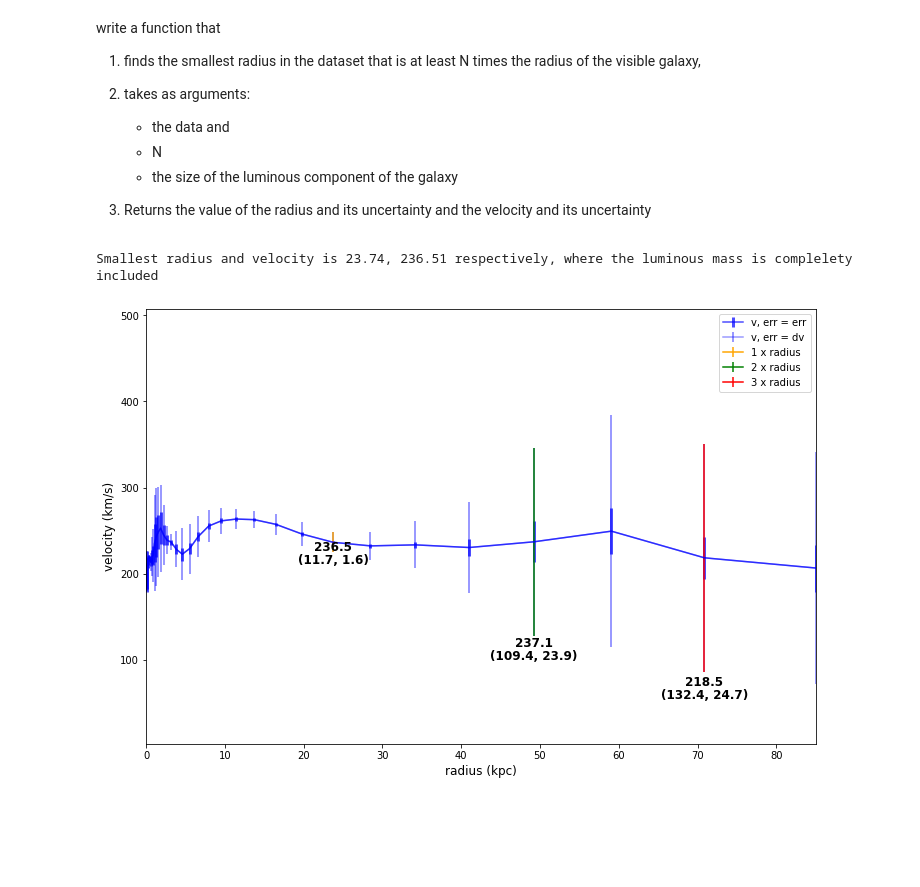
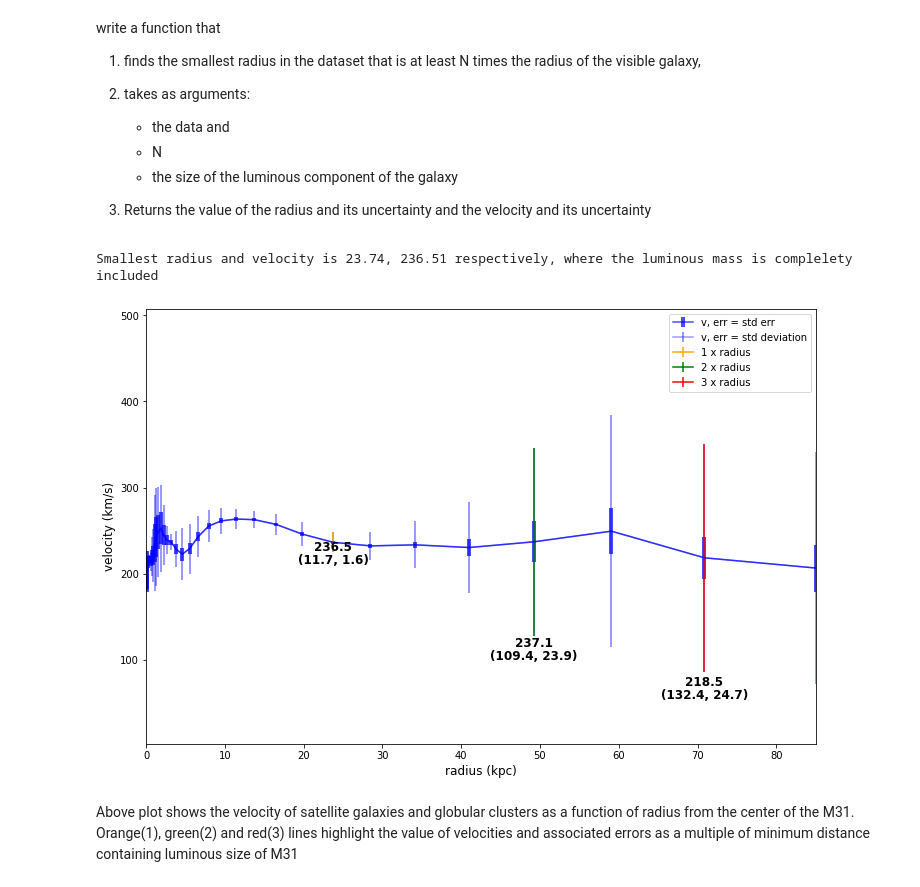
Before and after one commit to skumarudel/DSPS_SKumar, a Jupyter notebook: HW4/GalRotation.ipynb, the cells around one changed output. Saved outputs shown, nothing was run; the diff lists cells and outputs as text; code cells hidden in the pictures; blank space fills up the shorter version.

```diff
--- a/HW4/GalRotation.ipynb
+++ b/HW4/GalRotation.ipynb
@@ -136,12 +136,6 @@ write a function that
     - the size of the luminous component of the galaxy
 
 2. Returns the value of the radius and its uncertainty and the velocity and its uncertainty
-# %%
-radVisS = ((disM31 * m31angS.to(u.rad)).value)/2
-SmallerstRad = m31[m31.r >= radVisS].iloc[0]
-print("Smallest radius and velocity is {:.2f}, {:.2f} respectively, where the luminous mass is complelety included".format(SmallerstRad.r, SmallerstRad.v))
-# %% [output]
-Smallest radius and velocity is 23.74, 236.51 respectively, where the luminous mass is complelety included
 # %%
 def smallest_radius(data, N, sizelum):
   '''
@@ -152,6 +146,12 @@ def smallest_radius(data, N, sizelum):
   radlum = sizelum.value / 2.  # radius of luminous mass
   Radius = data[data.r >= N*radlum].iloc[0]
   return Radius
+# %%
+sizelum = disM31 * m31angS.to(u.rad) # physical size of luminous mass
+RadVel = smallest_radius(m31,1,sizelum)
+print("Smallest radius and velocity is {:.2f}, {:.2f} respectively, where the luminous mass is complelety included".format(RadVel.r, RadVel.v))
+# %% [output]
+Smallest radius and velocity is 23.74, 236.51 respectively, where the luminous mass is complelety included
 # %%
 def plot_GalRot(data, N, sizelum, ax=None):
   if ax == None:
@@ -159,8 +159,8 @@ def plot_GalRot(data, N, sizelum, ax=None):
   else:
     ax = ax
 
-  ax.errorbar(x=m31.r, y=m31.v, yerr=m31.err, color='blue', alpha=0.7, elinewidth=3, label='v, err = err')
-  ax.errorbar(x=m31.r, y=m31.v, yerr=m31.dv, color='blue', alpha=0.4, elinewidth=2, label='v, err = dv')
+  ax.errorbar(x=m31.r, y=m31.v, yerr=m31.err, color='blue', alpha=0.7, elinewidth=4, label='v, err = std err')
+  ax.errorbar(x=m31.r, y=m31.v, yerr=m31.dv, color='blue', alpha=0.4, elinewidth=2, label='v, err = std deviation')
   color=['orange', 'green', 'red', 'magenta', 'yellow']
   for i in range(0,int(N)):
     SR = smallest_radius(data,i+1,sizelum)
@@ -173,7 +173,10 @@ def plot_GalRot(data, N, sizelum, ax=None):
   ax.set_xlabel('radius (kpc)', fontsize=12)
   ax.set_ylabel('velocity (km/s)', fontsize=12)
   ax.legend();
-# %%
-plot_GalRot(data=m31,N=3,sizelum=disM31 * m31angS.to(u.rad))
-# %% [output]
-[figure, removed]
+# %%
+#Let us plot the velocity as a function of velocity
+plot_GalRot(data=m31,N=3,sizelum=sizelum)
+# %% [output]
+[figure, added]
+# %% [markdown]
+Above plot shows the velocity of satellite galaxies and globular clusters as a function of radius from the center of the M31. Orange(1), green(2) and red(3) lines highlight the value of velocities and associated errors as a multiple of minimum distance containing luminous size of M31
```
Also changed, not shown: parts of 7 cells of this notebook.
